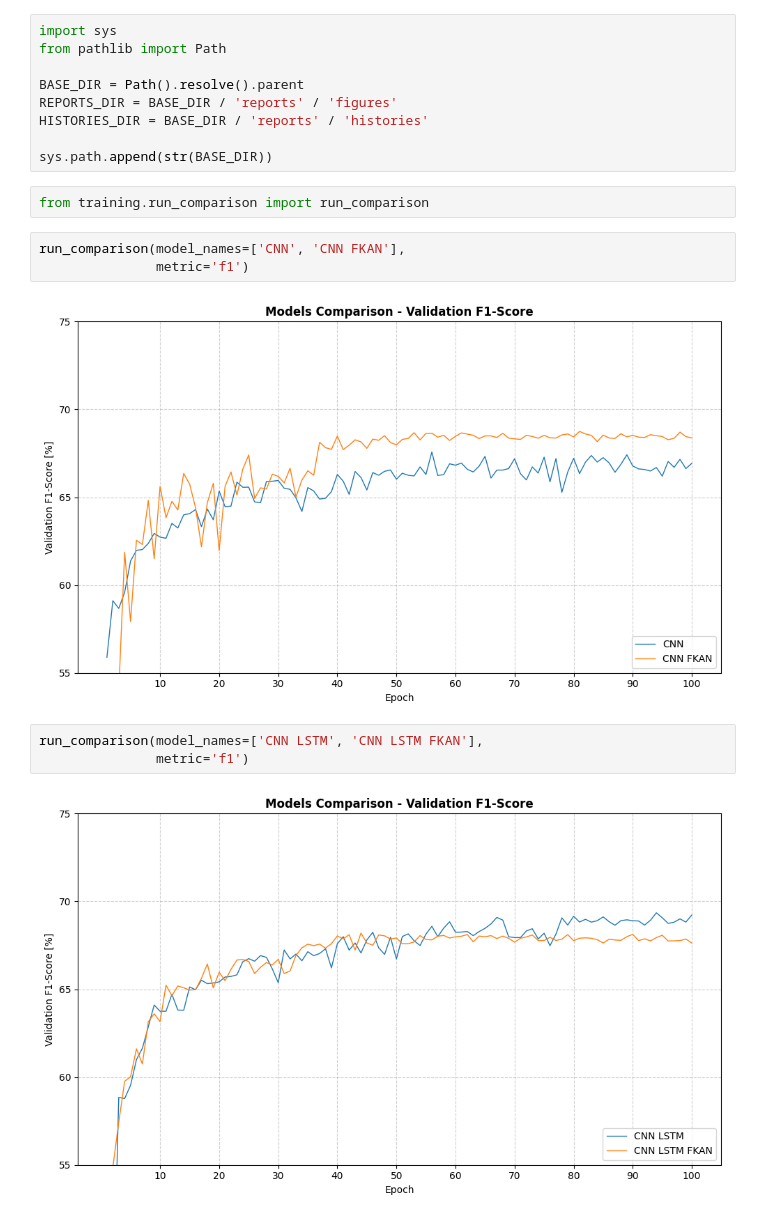
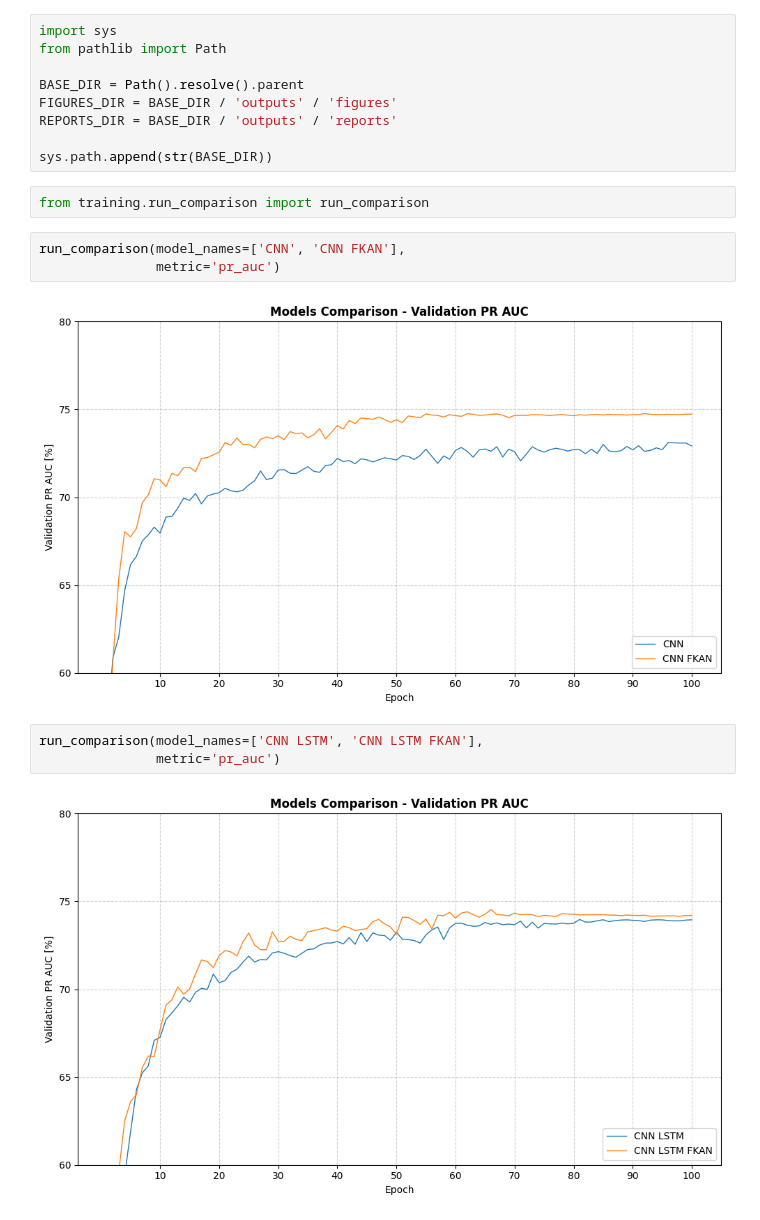
Before and after one commit to JestemPawlem/ECG-Deep-Learning, a Jupyter notebook: experiments/comparison.ipynb, the cells around one changed output. Saved outputs shown, nothing was run; the diff lists cells and outputs as text.

```diff
--- a/experiments/comparison.ipynb
+++ b/experiments/comparison.ipynb
@@ -3,21 +3,21 @@ import sys
 from pathlib import Path
 
 BASE_DIR = Path().resolve().parent
-REPORTS_DIR = BASE_DIR / 'reports' / 'figures'
-HISTORIES_DIR = BASE_DIR / 'reports' / 'histories'
+FIGURES_DIR = BASE_DIR / 'outputs' / 'figures'
+REPORTS_DIR = BASE_DIR / 'outputs' / 'reports'
 
 sys.path.append(str(BASE_DIR))
 # %%
 from training.run_comparison import run_comparison
 # %%
 run_comparison(model_names=['CNN', 'CNN FKAN'],
-               metric='f1')
+               metric='pr_auc')
 # %% [output]
-[figure, old version]
+[figure, new version]
 # %%
 run_comparison(model_names=['CNN LSTM', 'CNN LSTM FKAN'],
-               metric='f1')
+               metric='pr_auc')
 # %% [output]
-[figure, old version]
+[figure, new version]
 # %%
 run_comparison(model_names=['CNN GRU', 'CNN GRU FKAN'],
```
Also changed, not shown: parts of 2 cells of this notebook, 11 other files.
